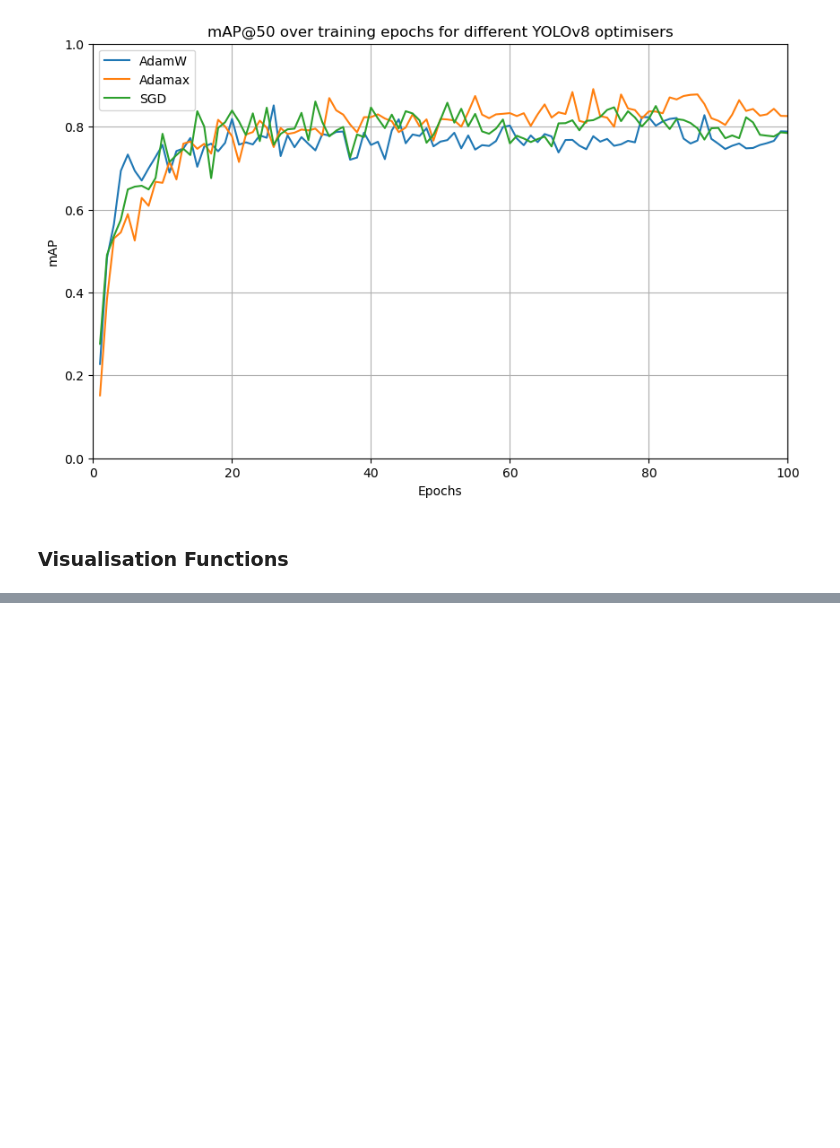
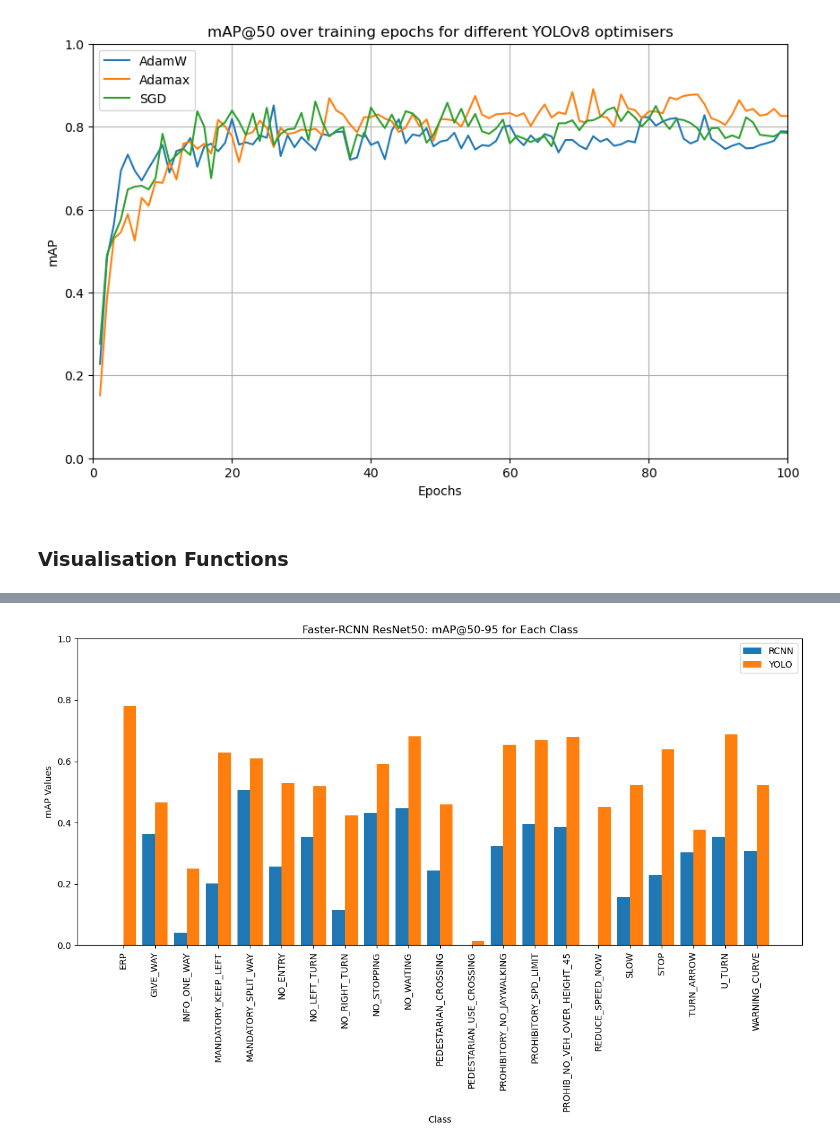
Before and after one commit to pseuds/SG-Road-Signs-Detection, a Jupyter notebook: evaluate_models.ipynb, the cells around one changed output, grey strips where cells are left out. Cells and saved outputs as stored; diff of their text form; code cells hidden in the pictures; blank space fills up the shorter version.

```diff
--- a/evaluate_models.ipynb
+++ b/evaluate_models.ipynb
@@ -516,0 +635,39 @@ Attempting to use a delegate that only supports static-sized tensors with a grap
+# %%
+import pandas as pd
+import matplotlib.pyplot as plt
+import numpy as np
+
+df_YOLO = pd.read_csv("result.csv", encoding="utf-8", sep="\s+")
+signs_names = list(df_YOLO.iloc[:,0])
+
+# Create DataFrame
+data = {
+    'Class': [f'{signs_names[i]}' for i in range(21)],
+    'RCNN-mAP@50': [0.0000, 0.7525, 0.1262, 0.3504, 0.8585, 0.4554, 0.5936, 0.2277, 0.6472, 0.8350,
+               0.4653, 0.0000, 0.5854, 0.5941, 0.5792, 0.0000, 0.4224, 0.4720, 0.4554, 0.6417, 0.7921],
+    'RCNN-mAP@50-95': [0.0000, 0.3630, 0.0421, 0.2008, 0.5053, 0.2561, 0.3536, 0.1155, 0.4315, 0.4466,
+                  0.2450, 0.0000, 0.3249, 0.3960, 0.3861, 0.0000, 0.1573, 0.2295, 0.3036, 0.3542, 0.3069],
+
+    'YOLO-mAP@50': list(df_YOLO.iloc[:,-2]),
+    'YOLO-mAP@50-95': list(df_YOLO.iloc[:,-1]),
+}
+
+df = pd.DataFrame(data)
+
+# Create bar plot
+plt.figure(figsize=(12, 8))
+x = np.arange(len(df['Class']))
+plt.bar(x-0.2, df['RCNN-mAP@50-95'], width=0.4, label='RCNN', align='center')
+plt.bar(x+0.2, df['YOLO-mAP@50-95'], width=0.4, label='YOLO', align='center')
+
+# Customize plot
+plt.xlabel('Class')
+plt.ylabel('mAP Values')
+plt.title('Faster-RCNN ResNet50: mAP@50-95 for Each Class')
+plt.xticks(x, df['Class'], rotation=90)
+plt.ylim(0,1)
+plt.legend()
+plt.tight_layout()
+plt.show()
+# %% [output]
+[figure, added]
```
Also changed, not shown: parts of 8 cells of this notebook.
